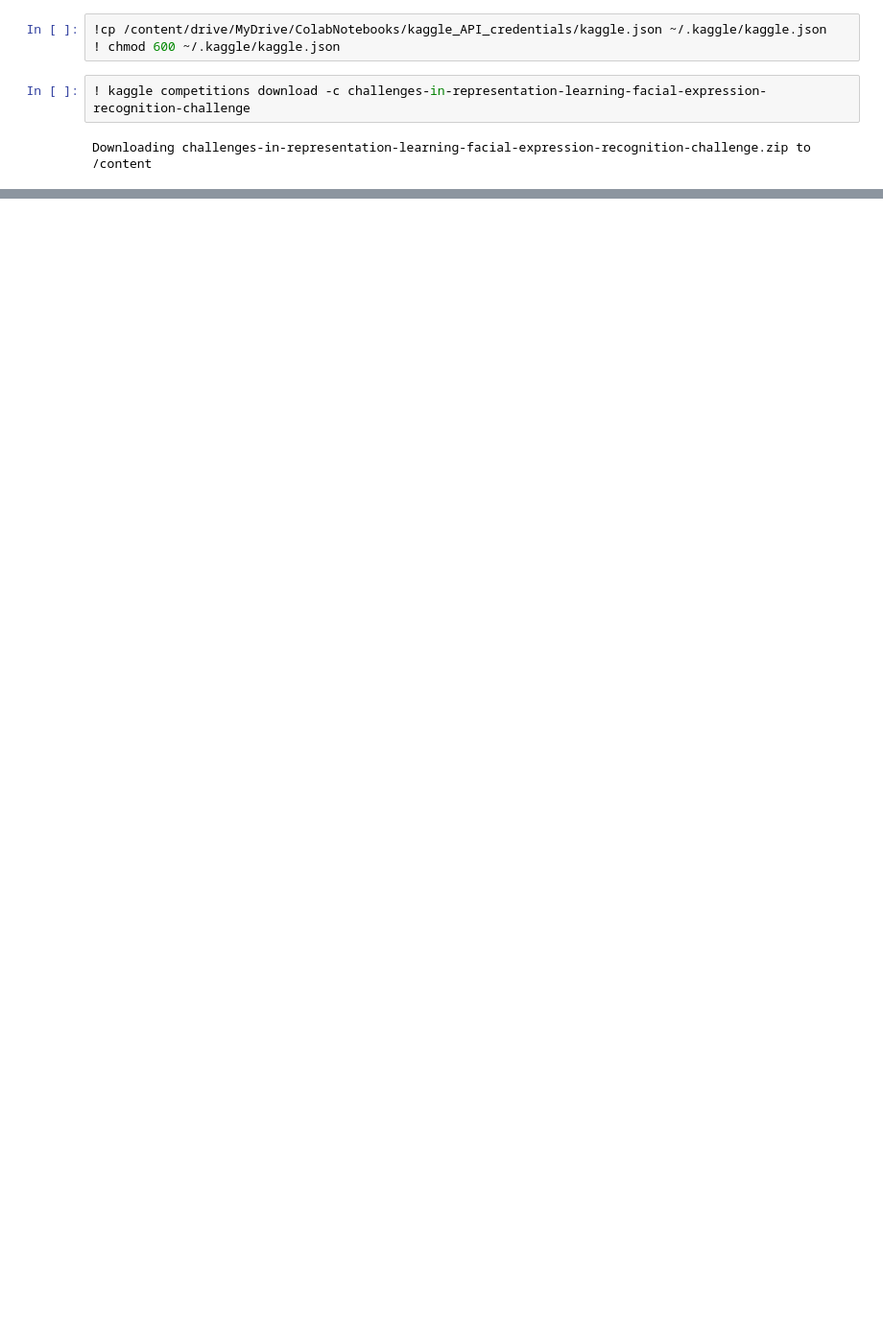
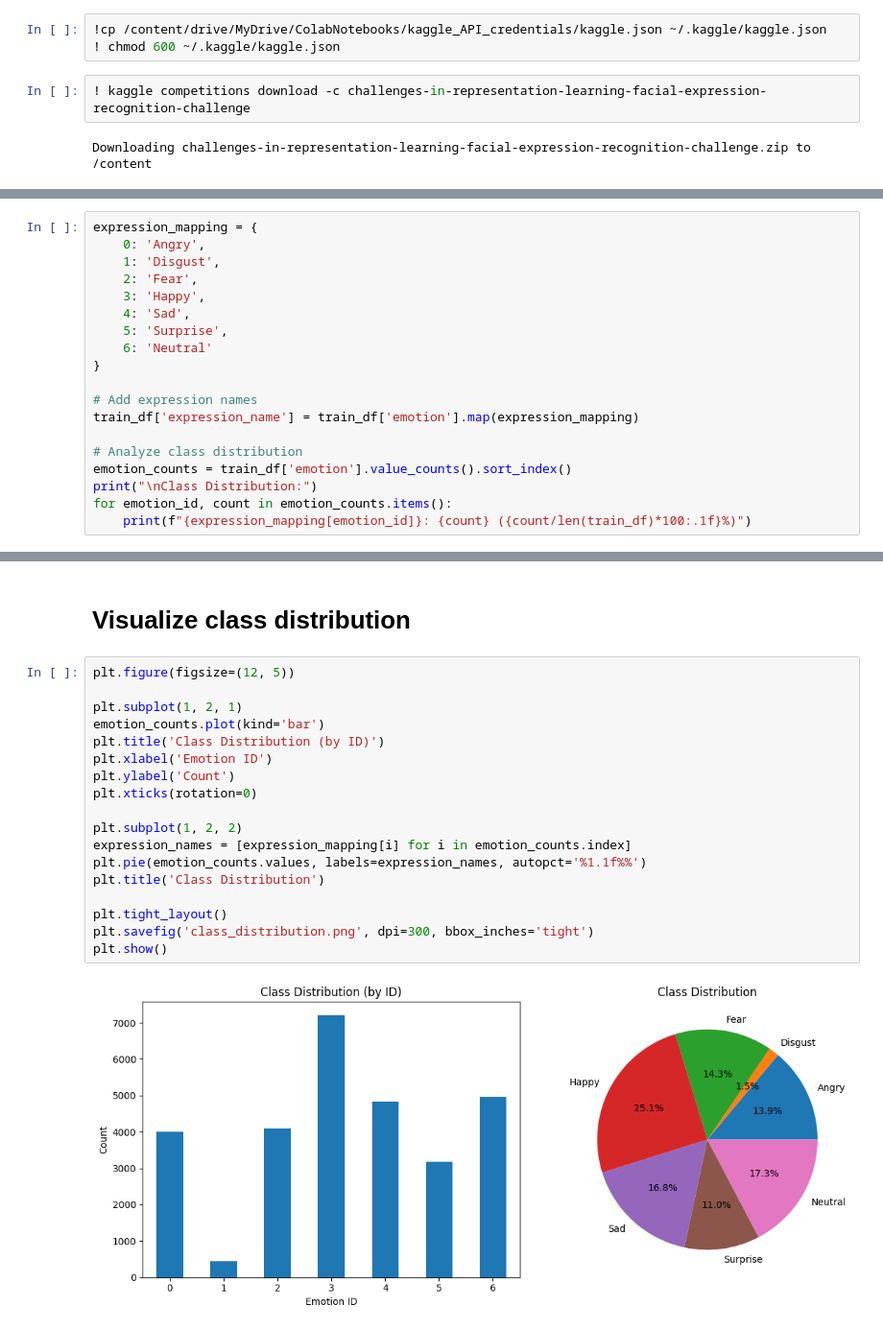
Before and after one commit to ekvirika/Facial-Expression-Recognition, a Jupyter notebook: notebooks/01_data_exploration.ipynb, the cells around one changed output, grey strips where cells are left out. Shown at 96% size. Drawn from its saved outputs; the diff is of its cells as text; blank space fills up the shorter version.

```diff
--- a/notebooks/01_data_exploration.ipynb
+++ b/notebooks/01_data_exploration.ipynb
@@ -3197,0 +125,19 @@ Successfully installed sympy-1.14.0
+# %%
+expression_mapping = {
+    0: 'Angry',
+    1: 'Disgust',
+    2: 'Fear',
+    3: 'Happy',
+    4: 'Sad',
+    5: 'Surprise',
+    6: 'Neutral'
+}
+
+# Add expression names
+train_df['expression_name'] = train_df['emotion'].map(expression_mapping)
+
+# Analyze class distribution
+emotion_counts = train_df['emotion'].value_counts().sort_index()
+print("\nClass Distribution:")
+for emotion_id, count in emotion_counts.items():
+    print(f"{expression_mapping[emotion_id]}: {count} ({count/len(train_df)*100:.1f}%)")
@@ -3197,0 +153,22 @@ Successfully installed sympy-1.14.0
+# %% [markdown]
+# Visualize class distribution
+# %%
+plt.figure(figsize=(12, 5))
+
+plt.subplot(1, 2, 1)
+emotion_counts.plot(kind='bar')
+plt.title('Class Distribution (by ID)')
+plt.xlabel('Emotion ID')
+plt.ylabel('Count')
+plt.xticks(rotation=0)
+
+plt.subplot(1, 2, 2)
+expression_names = [expression_mapping[i] for i in emotion_counts.index]
+plt.pie(emotion_counts.values, labels=expression_names, autopct='%1.1f%%')
+plt.title('Class Distribution')
+
+plt.tight_layout()
+plt.savefig('class_distribution.png', dpi=300, bbox_inches='tight')
+plt.show()
+# %% [output]
+[figure, added]
```
Also changed, not shown: parts of 31 cells of this notebook.
